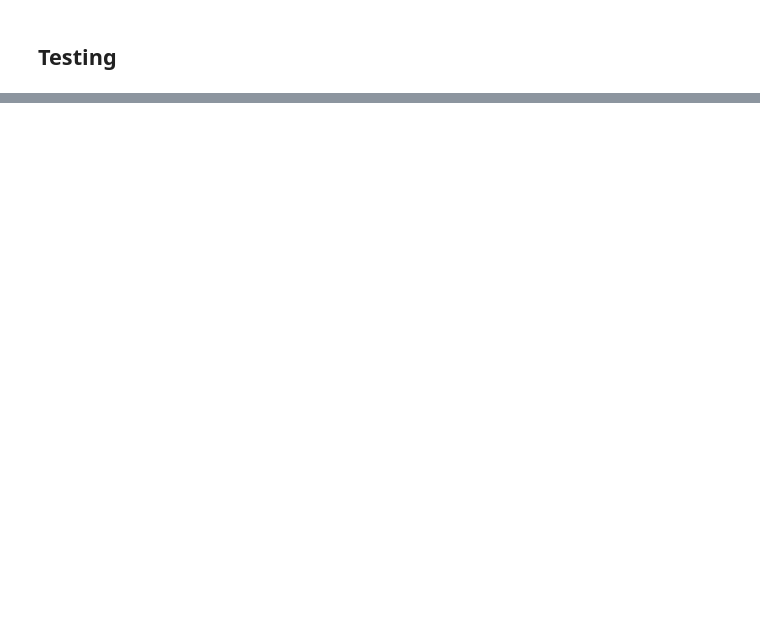
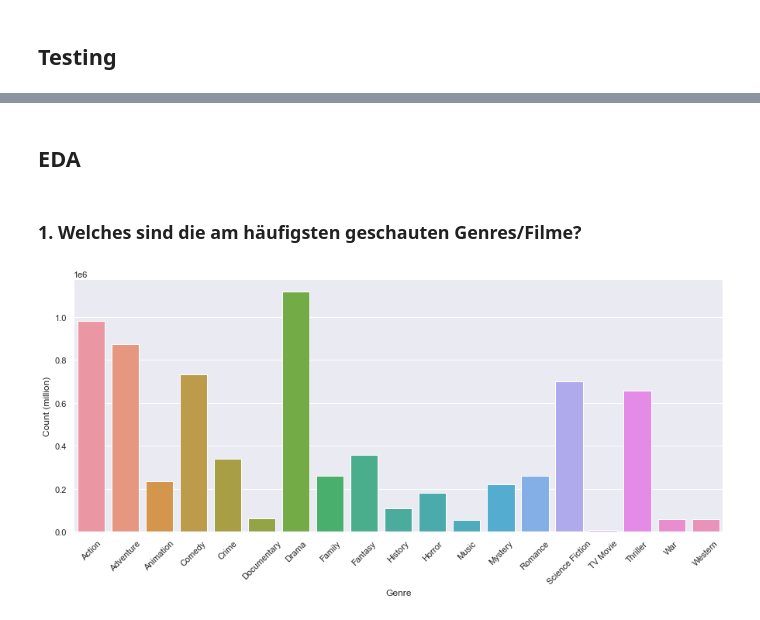
Before and after one commit to Luuzemp14/Cds1_Tinder-4-Movies, a Jupyter notebook: datawrangling.ipynb, the cells around one changed output, grey strips where cells are left out. Saved outputs shown, nothing was run; the diff lists cells and outputs as text; code cells hidden in the pictures; blank space fills up the shorter version.

```diff
--- a/datawrangling.ipynb
+++ b/datawrangling.ipynb
@@ -154,0 +111,22 @@ Der Dataframe is nun vollständig bereinigt worden.
+# %%
+df_ratings = pd.read_csv("ml-25m/ratings.csv")
+# %%
+lst_movieId = list(df2["movieId"])
+
+# remove ratings from movies that we are not using
+df_ratings = df_ratings[df_ratings["movieId"].isin(lst_movieId)]
+
+# convert timestamp to datetime
+df_ratings["date"] = [datetime.fromtimestamp(x) for x in df_ratings["timestamp"]]
+
+# drop timestamp column
+df_ratings.drop("timestamp", axis = 1, inplace = True)
+
+# merge movies and ratings
+df3 = pd.merge(df_ratings, df2, on = "movieId")
+# %%
+# drop rows where the ratings were submitted before the movie even released
+df3 = df3[df3["date"] > df3["release_date"]]
+
+# drop columns because they are useless now
+df3.drop(["date", "release_date"], axis = 1, inplace = True)
@@ -206,0 +184,2 @@ df2[df2["popularity"] < 1]
+# %% [markdown]
+## EDA
@@ -206,0 +189,14 @@ df2[df2["popularity"] < 1]
+# %% [markdown]
+### 1. Welches sind die am häufigsten geschauten Genres/Filme?
+# %%
+dum = df3['genres'].str.get_dummies(sep = '|')
+df4 = pd.concat([df3, dum], axis=1)
+# %%
+sns.set(rc={'figure.figsize':(15,6)})
+
+ax = sns.barplot(data = df4.iloc[:,-19:].sum().reset_index(), x = "index", y = 0)
+ax.set(xlabel='Genre', ylabel='Count (million)')
+plt.xticks(rotation = 45)
+plt.show()
+# %% [output]
+[figure, added]
```
Also changed, not shown: parts of 18 cells of this notebook.
